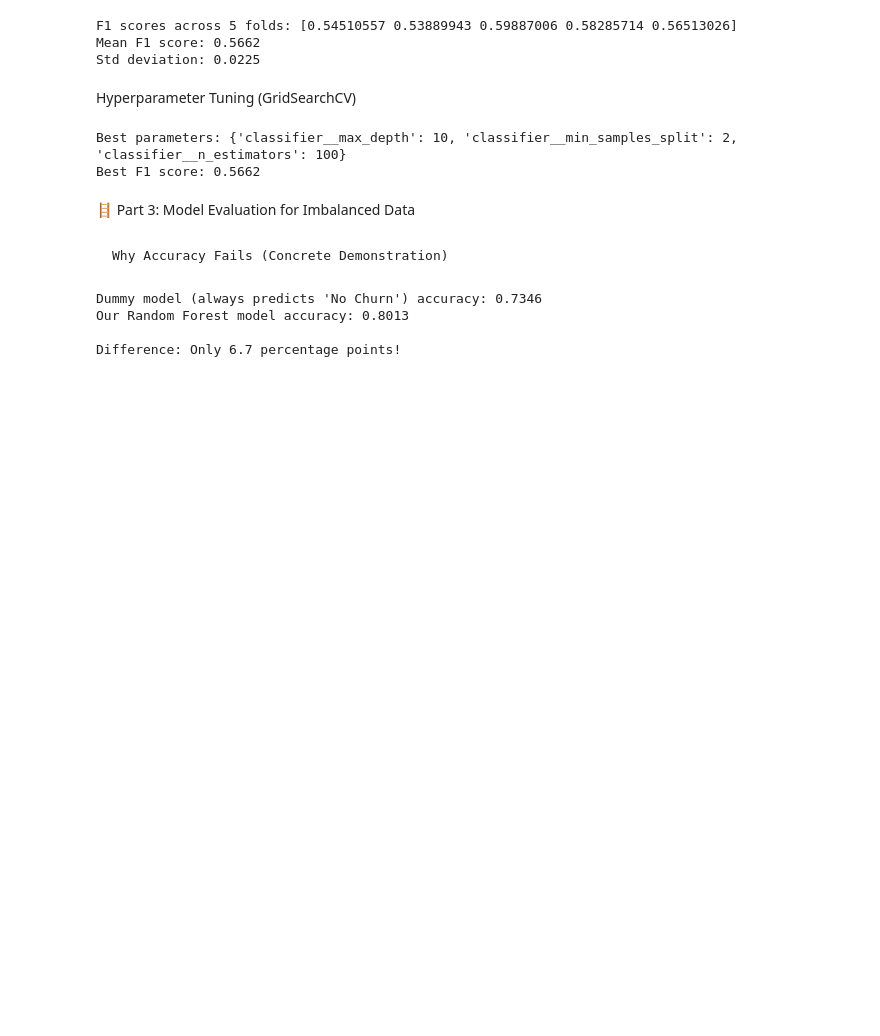
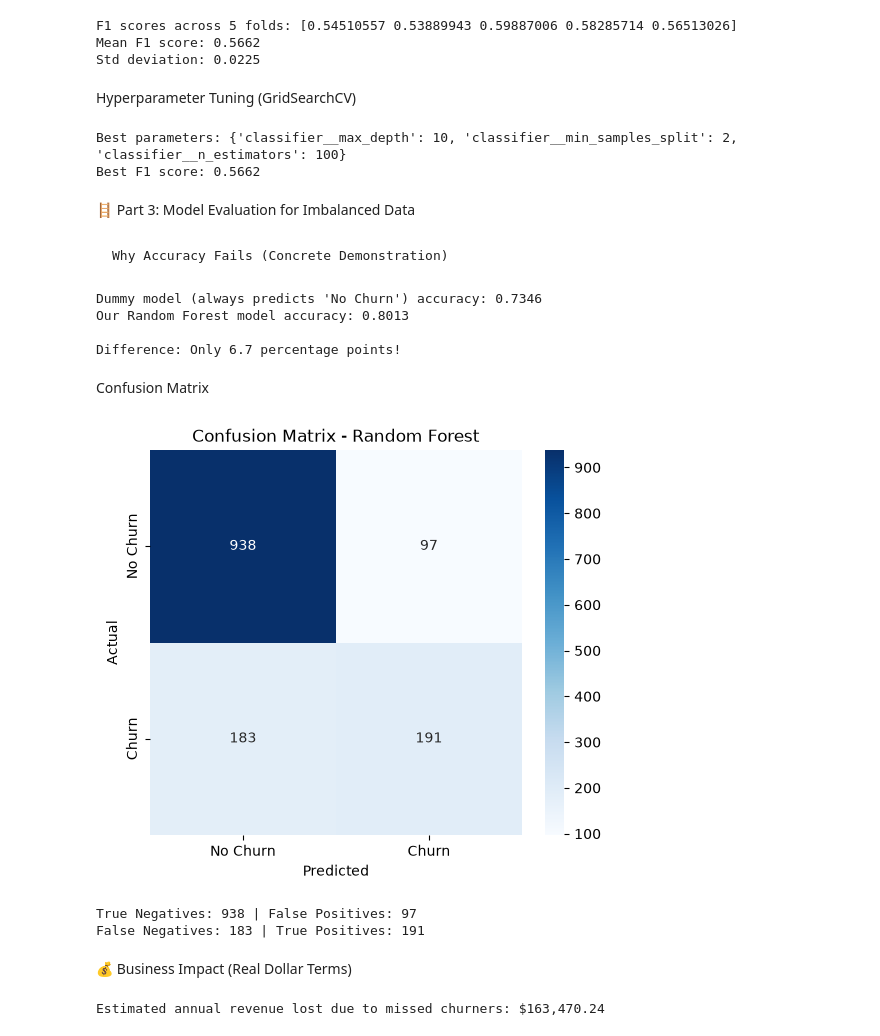
Before and after one commit to kasunwathsala/telco-customer-churn-analysis, a Jupyter notebook: notebooks/01_eda.ipynb, the cells around one changed output. Saved outputs shown, nothing was run; the diff lists cells and outputs as text; code cells hidden in the pictures; blank space fills up the shorter version.

Commit message:
Quantify business cost of Random Forest false negatives: $163,470.24 annual revenue at risk from missed churners (51% recall) - direct link between model performance and financial impact

```diff
--- a/notebooks/01_eda.ipynb
+++ b/notebooks/01_eda.ipynb
@@ -838,3 +838,36 @@ Dummy model (always predicts 'No Churn') accuracy: 0.7346
 Our Random Forest model accuracy: 0.8013
 
 Difference: Only 6.7 percentage points!
+# %% [markdown]
+Confusion Matrix
+# %%
+import matplotlib.pyplot as plt
+import seaborn as sns
+
+# Confusion matrix for Random Forest
+cm = confusion_matrix(y_test, y_pred_rf)
+
+plt.figure(figsize=(6,5))
+sns.heatmap(cm, annot=True, fmt='d', cmap='Blues',
+            xticklabels=['No Churn', 'Churn'],
+            yticklabels=['No Churn', 'Churn'])
+plt.xlabel('Predicted')
+plt.ylabel('Actual')
+plt.title('Confusion Matrix - Random Forest')
+plt.show()
+
+# Extract values
+tn, fp, fn, tp = cm.ravel()
+print(f"True Negatives: {tn} | False Positives: {fp}")
+print(f"False Negatives: {fn} | True Positives: {tp}")
+# %% [output]
+[figure, added]
+True Negatives: 938 | False Positives: 97
+False Negatives: 183 | True Positives: 191
+# %% [markdown]
+💰 Business Impact (Real Dollar Terms)
+# %%
+missed_revenue = 183 * 74.44 * 12  # FN customers × avg monthly charge × 12 months
+print(f"Estimated annual revenue lost due to missed churners: ${missed_revenue:,.2f}")
+# %% [output]
+Estimated annual revenue lost due to missed churners: $163,470.24
```
